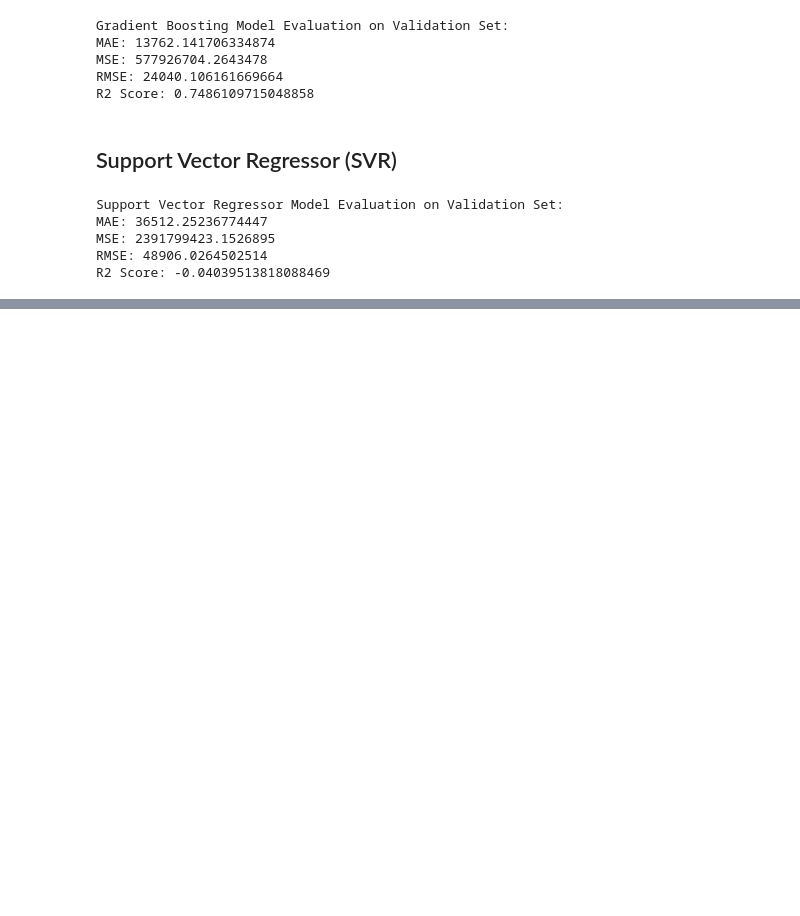
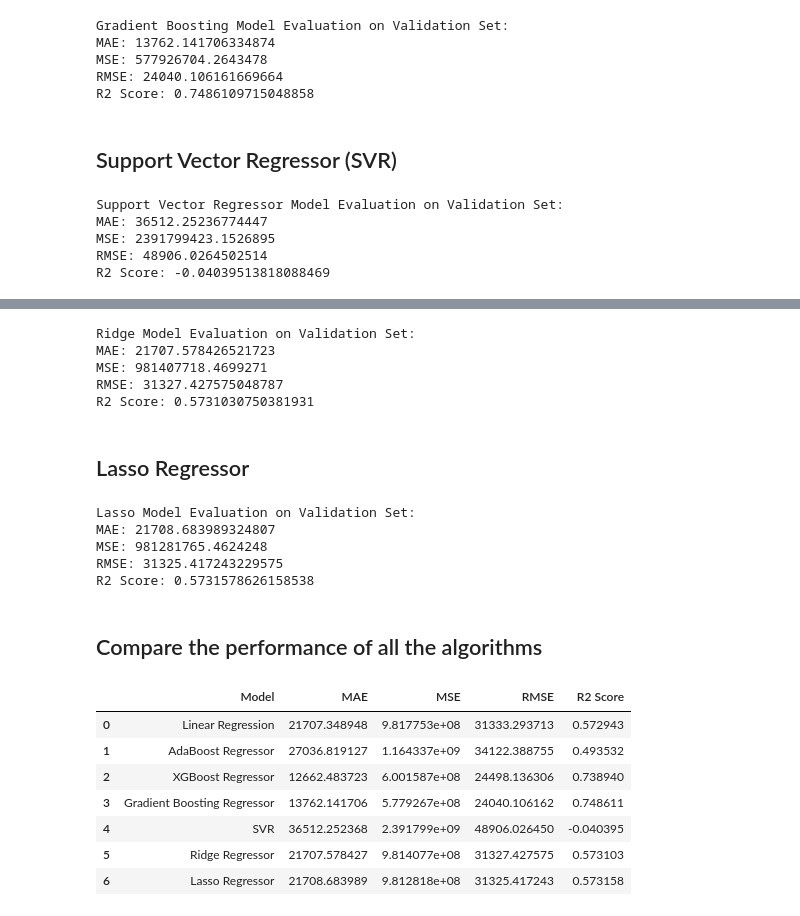
Before and after one commit to AnushaNatesan/Machine-Learning-Lab, a Jupyter notebook: Linear-Regression/Linear_Regression_ML_Lab.ipynb, the cells around one changed output, grey strips where cells are left out. Saved outputs shown, nothing was run; the diff lists cells and outputs as text; code cells hidden in the pictures; blank space fills up the shorter version.

```diff
--- a/Linear-Regression/Linear_Regression_ML_Lab.ipynb
+++ b/Linear-Regression/Linear_Regression_ML_Lab.ipynb
@@ -311,0 +314,80 @@ R2 Score: -0.04039513818088469
+# %%
+from sklearn.linear_model import Ridge
+
+# Initialize and train Ridge Regressor
+ridge_model = Ridge(random_state=42)
+ridge_model.fit(X_train, y_train)
+
+# Predict and evaluate
+y_pred_ridge = ridge_model.predict(X_val)
+
+mae_ridge = mean_absolute_error(y_val, y_pred_ridge)
+mse_ridge = mean_squared_error(y_val, y_pred_ridge)
+rmse_ridge = np.sqrt(mse_ridge)
+r2_ridge = r2_score(y_val, y_pred_ridge)
+
+print("Ridge Model Evaluation on Validation Set:")
+print("MAE:", mae_ridge)
+print("MSE:", mse_ridge)
+print("RMSE:", rmse_ridge)
+print("R2 Score:", r2_ridge)
+# %% [output]
+Ridge Model Evaluation on Validation Set:
+MAE: 21707.578426521723
+MSE: 981407718.4699271
+RMSE: 31327.427575048787
+R2 Score: 0.5731030750381931
+# %% [markdown]
+## Lasso Regressor
+# %%
+from sklearn.linear_model import Lasso
+
+# Initialize and train Lasso Regressor
+lasso_model = Lasso(random_state=42)
+lasso_model.fit(X_train, y_train)
+
+# Predict and evaluate
+y_pred_lasso = lasso_model.predict(X_val)
+
+mae_lasso = mean_absolute_error(y_val, y_pred_lasso)
+mse_lasso = mean_squared_error(y_val, y_pred_lasso)
+rmse_lasso = np.sqrt(mse_lasso)
+r2_lasso = r2_score(y_val, y_pred_lasso)
+
+print("Lasso Model Evaluation on Validation Set:")
+print("MAE:", mae_lasso)
+print("MSE:", mse_lasso)
+print("RMSE:", rmse_lasso)
+print("R2 Score:", r2_lasso)
+# %% [output]
+Lasso Model Evaluation on Validation Set:
+MAE: 21708.683989324807
+MSE: 981281765.4624248
+RMSE: 31325.417243229575
+R2 Score: 0.5731578626158538
+# %% [markdown]
+## Compare the performance of all the algorithms
+# %%
+# Create a dictionary to hold the model names and their metrics
+model_performance = {
+    'Model': ['Linear Regression', 'AdaBoost Regressor', 'XGBoost Regressor', 'Gradient Boosting Regressor', 'SVR', 'Ridge Regressor', 'Lasso Regressor'],
+    'MAE': [mae, mae_adaboost, mae_xgboost, mae_gb, mae_svr, mae_ridge, mae_lasso],
+    'MSE': [mse, mse_adaboost, mse_xgboost, mse_gb, mse_svr, mse_ridge, mse_lasso],
+    'RMSE': [rmse, rmse_adaboost, rmse_xgboost, rmse_gb, rmse_svr, rmse_ridge, rmse_lasso],
+    'R2 Score': [r2, r2_adaboost, r2_xgboost, r2_gb, r2_svr, r2_ridge, r2_lasso]
+}
+
+# Create a DataFrame from the dictionary
+performance_df = pd.DataFrame(model_performance)
+
+# Display the DataFrame
+display(performance_df)
+# %% [output]
+|  | Model | MAE | MSE | RMSE | R2 Score |
+| 0 | Linear Regression | 21707.348948 | 9.817753e+08 | 31333.293713 | 0.572943 |
+| 1 | AdaBoost Regressor | 27036.819127 | 1.164337e+09 | 34122.388755 | 0.493532 |
+| 2 | XGBoost Regressor | 12662.483723 | 6.001587e+08 | 24498.136306 | 0.738940 |
+| 3 | Gradient Boosting Regressor | 13762.141706 | 5.779267e+08 | 24040.106162 | 0.748611 |
+| 4 | SVR | 36512.252368 | 2.391799e+09 | 48906.026450 | -0.040395 |
+| 5 | Ridge Regressor | 21707.578427 | 9.814077e+08 | 31327.427575 | 0.573103 |
+| 6 | Lasso Regressor | 21708.683989 | 9.812818e+08 | 31325.417243 | 0.573158 |
```
Also changed, not shown: parts of 10 cells of this notebook.
